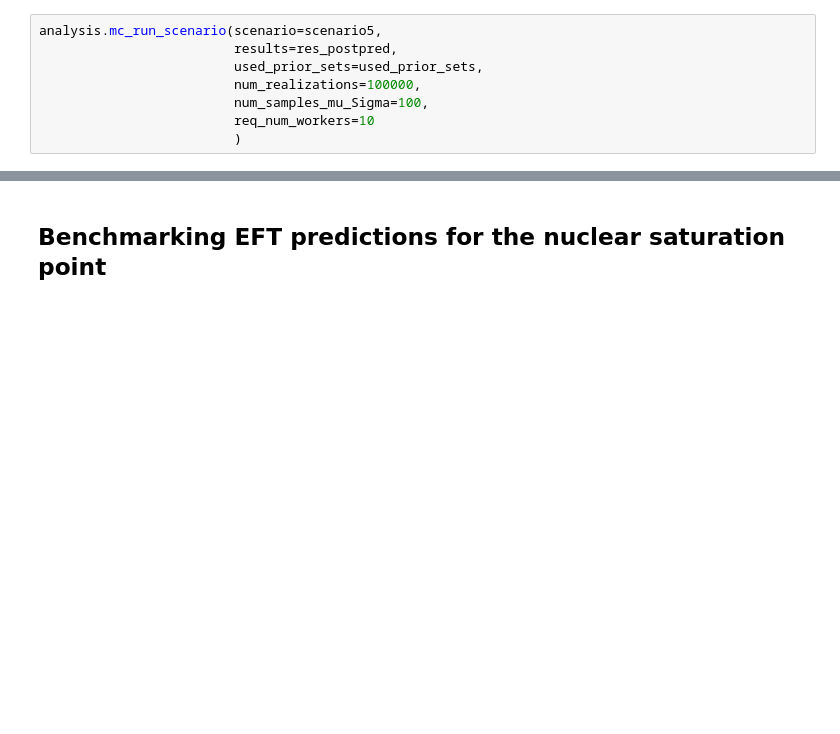
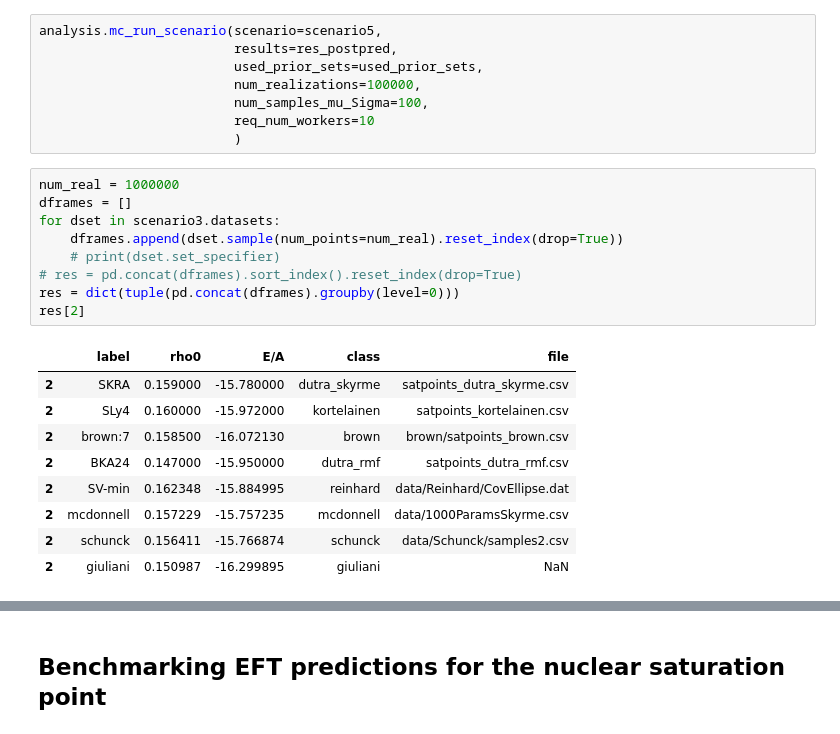
Before and after one commit to cdrischler/nuclear_saturation, a Jupyter notebook: analysis_conjugate_priors.ipynb, the cells around one changed output, grey strips where cells are left out. Cells and saved outputs as stored; diff of their text form; blank space fills up the shorter version.

```diff
--- a/analysis_conjugate_priors.ipynb
+++ b/analysis_conjugate_priors.ipynb
@@ -309,3 +329,22 @@ analysis.mc_run_scenario(scenario=scenario5,
                          num_samples_mu_Sigma=100,
                          req_num_workers=10
                          )
+# %%
+num_real = 1000000
+dframes = []
+for dset in scenario3.datasets:
+    dframes.append(dset.sample(num_points=num_real).reset_index(drop=True))
+    # print(dset.set_specifier)
+# res = pd.concat(dframes).sort_index().reset_index(drop=True)
+res = dict(tuple(pd.concat(dframes).groupby(level=0)))
+res[2]
+# %% [output]
+|  | label | rho0 | E/A | class | file |
+| 2 | SKRA | 0.159000 | -15.780000 | dutra_skyrme | satpoints_dutra_skyrme.csv |
+| 2 | SLy4 | 0.160000 | -15.972000 | kortelainen | satpoints_kortelainen.csv |
+| 2 | brown:7 | 0.158500 | -16.072130 | brown | brown/satpoints_brown.csv |
+| 2 | BKA24 | 0.147000 | -15.950000 | dutra_rmf | satpoints_dutra_rmf.csv |
+| 2 | SV-min | 0.162348 | -15.884995 | reinhard | data/Reinhard/CovEllipse.dat |
+| 2 | mcdonnell | 0.157229 | -15.757235 | mcdonnell | data/1000ParamsSkyrme.csv |
+| 2 | schunck | 0.156411 | -15.766874 | schunck | data/Schunck/samples2.csv |
+| 2 | giuliani | 0.150987 | -16.299895 | giuliani | NaN |
```
Also changed, not shown: parts of 2 cells of this notebook.
